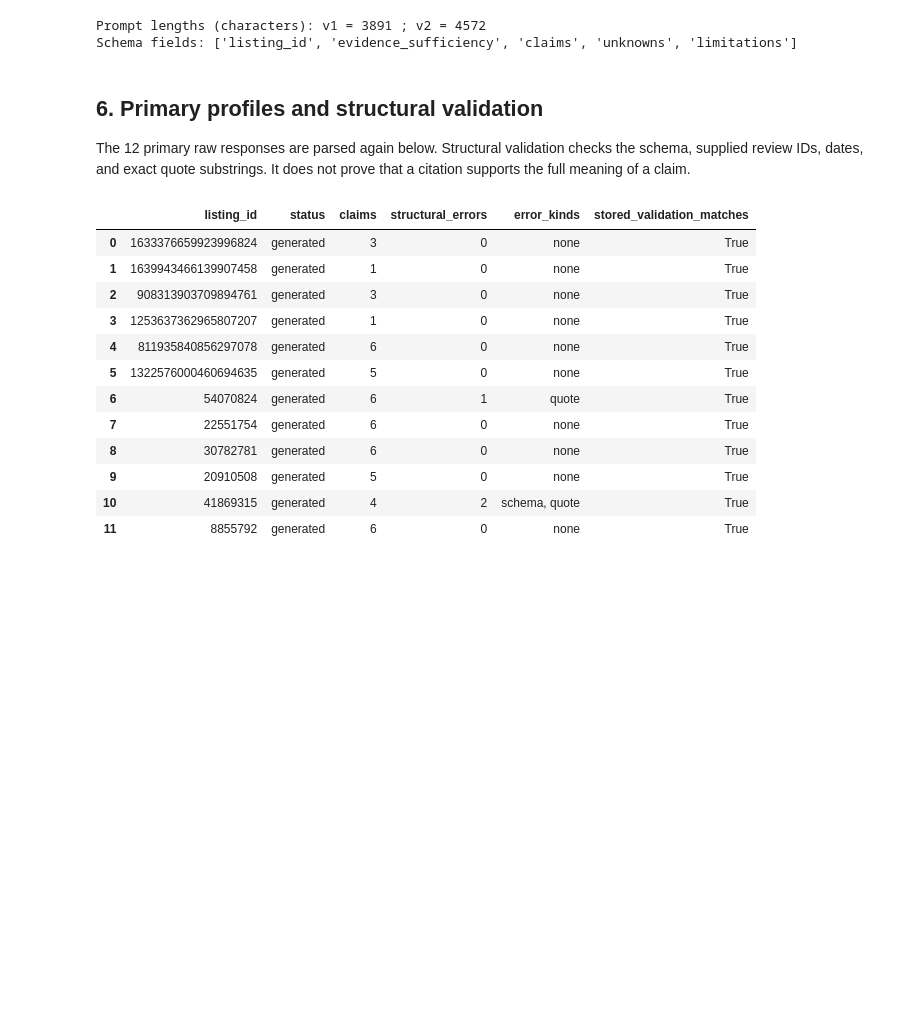
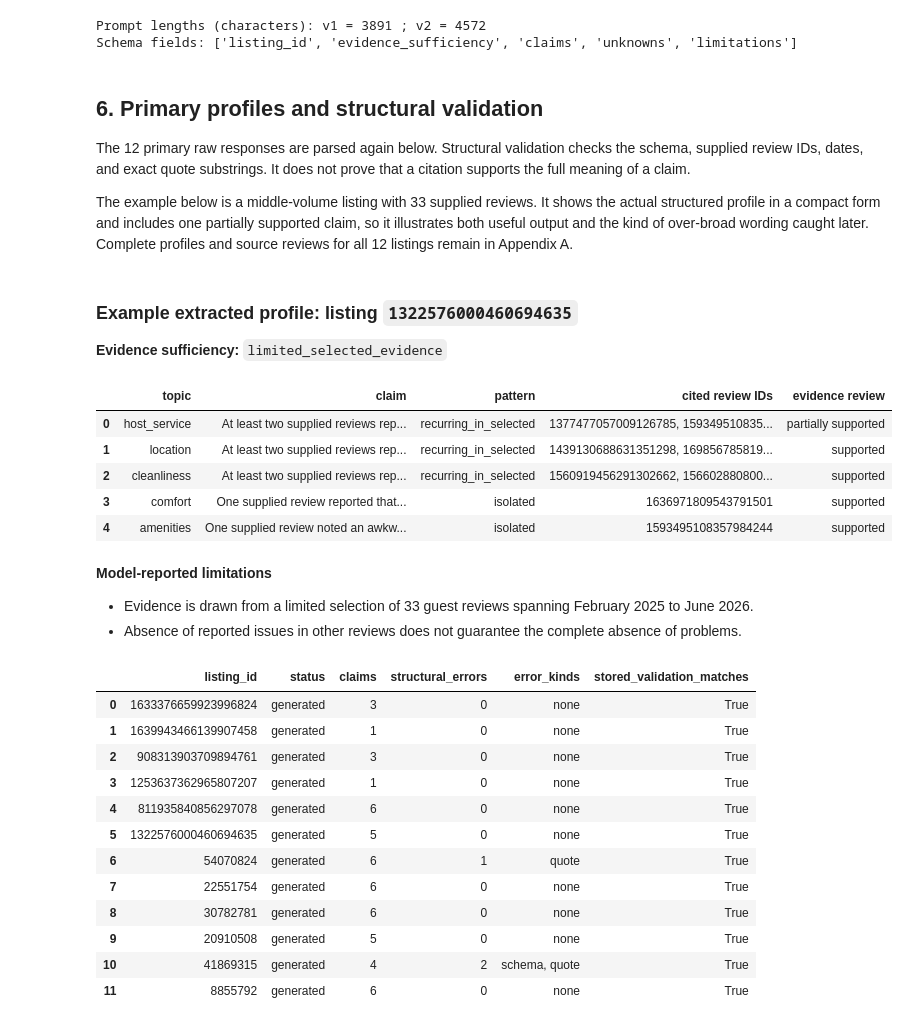
Before and after one commit to Jackyfirrest/manchester-airbnb-insights, a Jupyter notebook: property_profiles.ipynb, the cells around one changed output. Cells and saved outputs as stored; diff of their text form; code cells hidden in the pictures; blank space fills up the shorter version.

Commit message:
docs: show representative property profile

```diff
--- a/property_profiles.ipynb
+++ b/property_profiles.ipynb
@@ -996,6 +996,46 @@ Schema fields: ['listing_id', 'evidence_sufficiency', 'claims', 'unknowns', 'lim
 ## 6. Primary profiles and structural validation
 
 The 12 primary raw responses are parsed again below. Structural validation checks the schema, supplied review IDs, dates, and exact quote substrings. It does not prove that a citation supports the full meaning of a claim.
+
+The example below is a middle-volume listing with 33 supplied reviews. It shows the actual structured profile in a compact form and includes one partially supported claim, so it illustrates both useful output and the kind of over-broad wording caught later. Complete profiles and source reviews for all 12 listings remain in Appendix A.
+# %%
+example_listing_id = "1322576000460694635"
+example_run = next(run for run in main if run["listing_id"] == example_listing_id)
+example_profile = example_run["parsed_output"]
+example_judgments = {
+    row["claim_number"]: row["semantic_status"]
+    for row in claim_review["claim_judgments"]
+    if row["listing_id"] == example_listing_id
+}
+example_rows = []
+for claim_number, claim in enumerate(example_profile["claims"], 1):
+    example_rows.append({
+        "topic": claim["topic"],
+        "claim": claim["statement"],
+        "pattern": claim["pattern"],
+        "cited review IDs": ", ".join(str(citation["review_id"]) for citation in claim["citations"]),
+        "evidence review": example_judgments[claim_number],
+    })
+display(Markdown(
+    f"### Example extracted profile: listing `{example_listing_id}`\n\n"
+    f"**Evidence sufficiency:** `{example_profile['evidence_sufficiency']}`"
+))
+display(pd.DataFrame(example_rows))
+display(Markdown("**Model-reported limitations**\n\n- " + "\n- ".join(example_profile["limitations"])))
+# %% [output]
+### Example extracted profile: listing `1322576000460694635`
+
+**Evidence sufficiency:** `limited_selected_evidence`
+|  | topic | claim | pattern | cited review IDs | evidence review |
+| 0 | host_service | At least two supplied reviews rep... | recurring_in_selected | 1377477057009126785, 159349510835... | partially supported |
+| 1 | location | At least two supplied reviews rep... | recurring_in_selected | 1439130688631351298, 169856785819... | supported |
+| 2 | cleanliness | At least two supplied reviews rep... | recurring_in_selected | 1560919456291302662, 156602880800... | supported |
+| 3 | comfort | One supplied review reported that... | isolated | 1636971809543791501 | supported |
+| 4 | amenities | One supplied review noted an awkw... | isolated | 1593495108357984244 | supported |
+**Model-reported limitations**
+
+- Evidence is drawn from a limited selection of 33 guest reviews spanning February 2025 to June 2026.
+- Absence of reported issues in other reviews does not guarantee the complete absence of problems.
 # %%
 STRUCTURAL_KINDS = {"schema", "citation", "citation_date", "quote"}
 validation_rows = []
```
